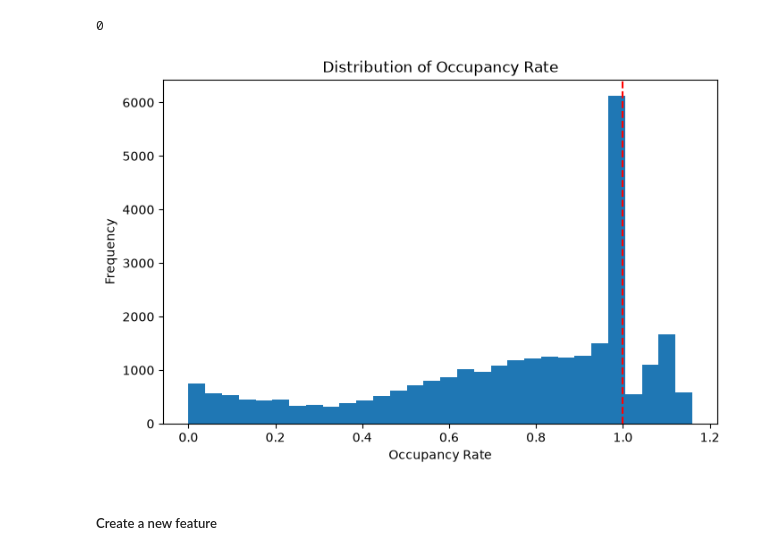
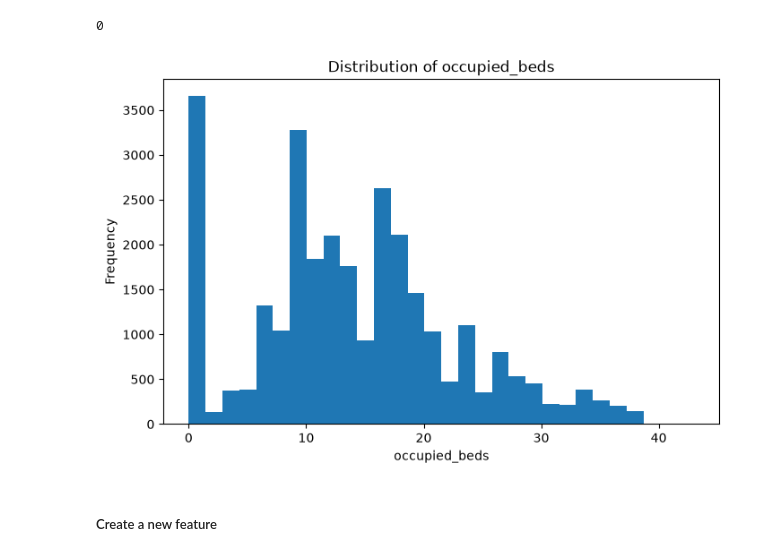
Before and after one commit to emmanumo/Albion_bed_management, a Jupyter notebook: notebooks/01_data_review2.ipynb, the cells around one changed output. Drawn from its saved outputs; the diff is of its cells as text; code cells hidden in the pictures.

```diff
--- a/notebooks/01_data_review2.ipynb
+++ b/notebooks/01_data_review2.ipynb
@@ -318,10 +336,10 @@ beds_daily = (
         ]
     )
     .agg(
-        total_beds=("total_beds","first"),
-        staffed_beds=("staffed_beds","first"),
-        occupied_beds=("occupied_beds","mean"),
-        closed_beds=("closed_beds","mean")
+        total_beds=("total_beds", "first"),
+        staffed_beds=("staffed_beds", "mean"),
+        occupied_beds=("occupied_beds", "mean"),
+        closed_beds=("closed_beds", "mean")
     )
     .reset_index()
 )
@@ -331,12 +378,12 @@ beds_daily = (
 beds_daily["occupancy_rate"] = (
     beds_daily["occupied_beds"] /
     beds_daily["staffed_beds"]
-)
+).round(1)
 # %%
 beds_daily["available_beds"] = (
     beds_daily["staffed_beds"] -
     beds_daily["occupied_beds"]
-)
+).round(1)
 # %% [markdown]
 #### Admissions Features
 ##### Daily admissions count
@@ -432,7 +504,7 @@ staff_features = (
 staff_features["staffing_ratio"] = (
     staff_features["actual_staff"] /
     staff_features["planned_staff"]
-)
+).round(1)
 # %% [markdown]
 #### Merge Everything
 # %%
@@ -768,21 +782,19 @@ comparison[["rate_first", "rate_mean"]].describe()
 # %%
 import matplotlib.pyplot as plt
 
 plt.figure(figsize=(8,5))
 
-plt.hist(model_df["occupancy_rate"], bins=30)
+plt.hist(model_df["occupied_beds"], bins=30)
 
-plt.axvline(1, color="red", linestyle="--")
-
-plt.xlabel("Occupancy Rate")
+plt.xlabel("occupied_beds")
 
 plt.ylabel("Frequency")
 
-plt.title("Distribution of Occupancy Rate")
+plt.title("Distribution of occupied_beds")
 
 plt.show()
 # %% [output]
-[figure, old version]
+[figure, new version]
 # %%
 # Save dataset
 model_df.to_csv(
```
Also changed, not shown: parts of 12 cells of this notebook, 3 other files.
